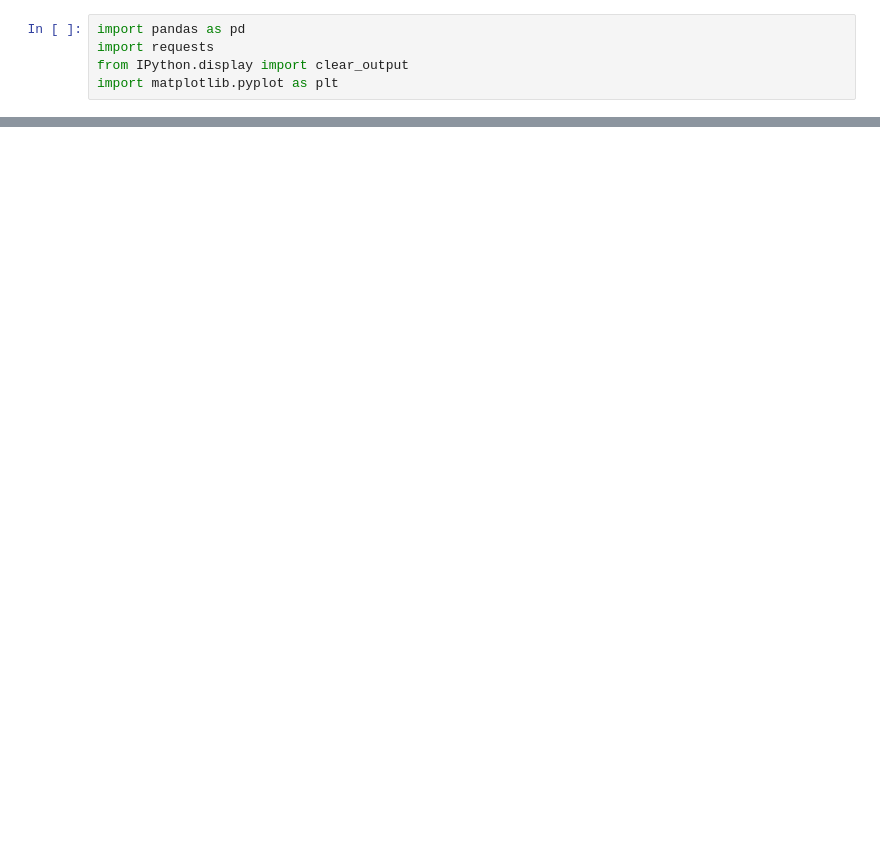
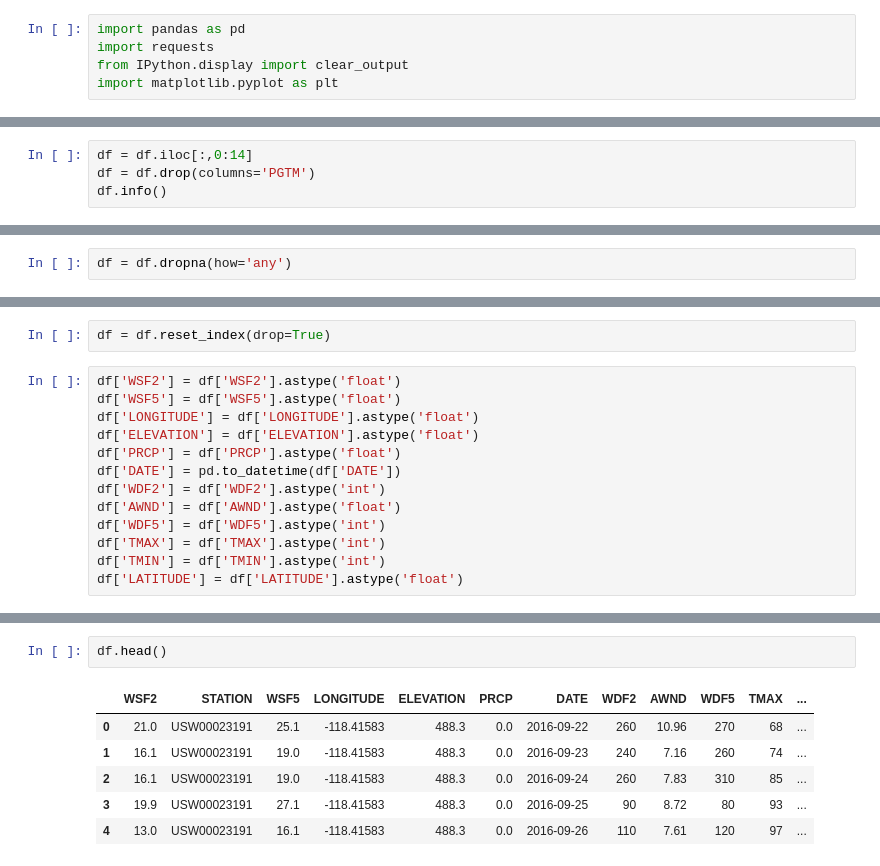
Before and after one commit to NinaPaljakkaCargo/GroupProject_1, a Jupyter notebook: IndivFiles/weather1_copy.ipynb, the cells around one changed output, grey strips where cells are left out. Drawn from its saved outputs; the diff is of its cells as text; blank space fills up the shorter version.

```diff
--- a/IndivFiles/weather1_copy.ipynb
+++ b/IndivFiles/weather1_copy.ipynb
@@ -179,0 +104,4 @@ plt.plot(dates,max_temp)
+# %%
+df = df.iloc[:,0:14]
+df = df.drop(columns='PGTM')
+df.info()
@@ -179,0 +129,2 @@ plt.plot(dates,max_temp)
+# %%
+df = df.dropna(how='any')
@@ -179,0 +133,15 @@ plt.plot(dates,max_temp)
+# %%
+df = df.reset_index(drop=True)
+# %%
+df['WSF2'] = df['WSF2'].astype('float')
+df['WSF5'] = df['WSF5'].astype('float')
+df['LONGITUDE'] = df['LONGITUDE'].astype('float')
+df['ELEVATION'] = df['ELEVATION'].astype('float')
+df['PRCP'] = df['PRCP'].astype('float')
+df['DATE'] = pd.to_datetime(df['DATE'])
+df['WDF2'] = df['WDF2'].astype('int')
+df['AWND'] = df['AWND'].astype('float')
+df['WDF5'] = df['WDF5'].astype('int')
+df['TMAX'] = df['TMAX'].astype('int')
+df['TMIN'] = df['TMIN'].astype('int')
+df['LATITUDE'] = df['LATITUDE'].astype('float')
@@ -179,0 +171,9 @@ plt.plot(dates,max_temp)
+# %%
+df.head()
+# %% [output]
+|  | WSF2 | STATION | WSF5 | LONGITUDE | ELEVATION | PRCP | DATE | WDF2 | AWND | WDF5 | TMAX | ... |
+| 0 | 21.0 | USW00023191 | 25.1 | -118.41583 | 488.3 | 0.0 | 2016-09-22 | 260 | 10.96 | 270 | 68 | ... |
+| 1 | 16.1 | USW00023191 | 19.0 | -118.41583 | 488.3 | 0.0 | 2016-09-23 | 240 | 7.16 | 260 | 74 | ... |
+| 2 | 16.1 | USW00023191 | 19.0 | -118.41583 | 488.3 | 0.0 | 2016-09-24 | 260 | 7.83 | 310 | 85 | ... |
+| 3 | 19.9 | USW00023191 | 27.1 | -118.41583 | 488.3 | 0.0 | 2016-09-25 | 90 | 8.72 | 80 | 93 | ... |
+| 4 | 13.0 | USW00023191 | 16.1 | -118.41583 | 488.3 | 0.0 | 2016-09-26 | 110 | 7.61 | 120 | 97 | ... |
```
Also changed, not shown: parts of 34 cells of this notebook, 2 other files.
